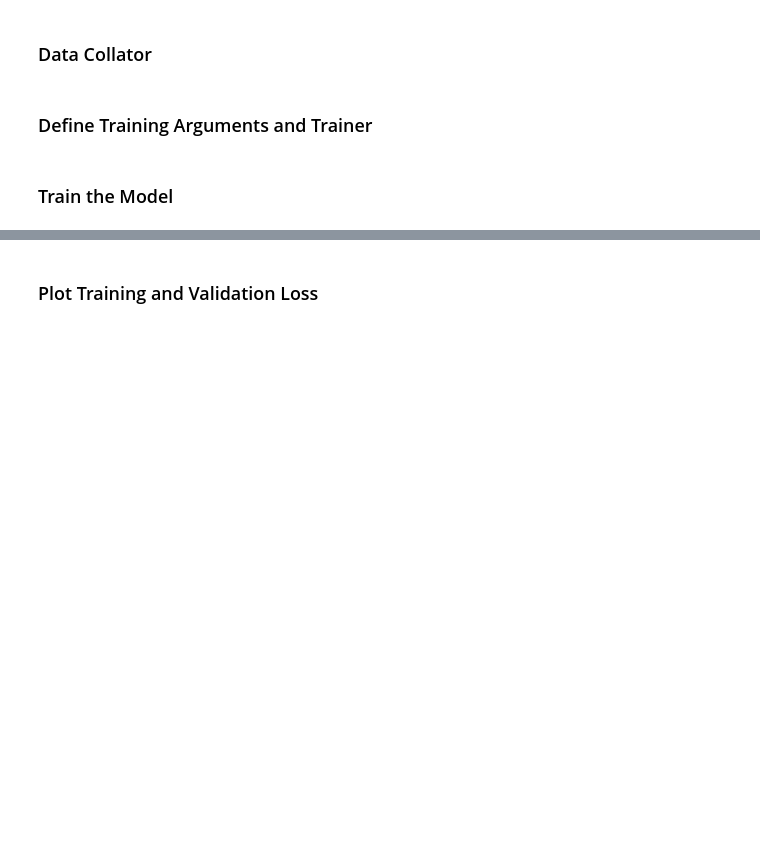
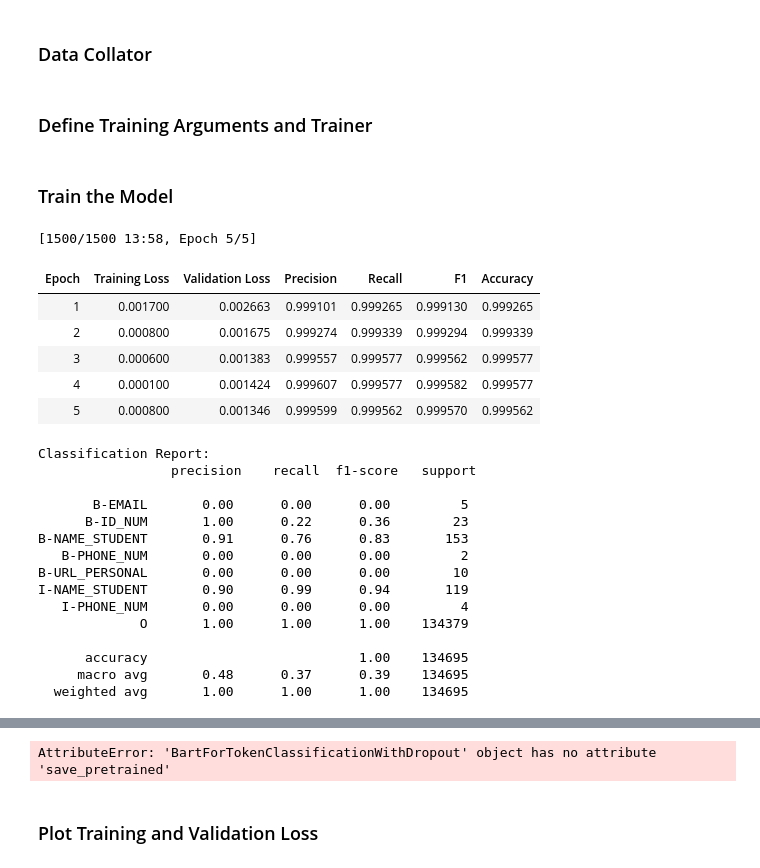
Before and after one commit to animesh-rai/PII-Detection-Using-state-of-the-art-model, a Jupyter notebook: pii_detection_using_facebook_bart.ipynb, the cells around one changed output, grey strips where cells are left out. Cells and saved outputs as stored; diff of their text form; code cells hidden in the pictures; blank space fills up the shorter version.

```diff
--- a/pii_detection_using_facebook_bart.ipynb
+++ b/pii_detection_using_facebook_bart.ipynb
@@ -765,3 +1040,41 @@ model.to(device)  # Move to GPU/CPU
+# %%
+
+from sklearn.metrics import accuracy_score, precision_recall_fscore_support, classification_report
+
+def compute_metrics(p):
+    predictions, labels = p
+    predictions = predictions.argmax(axis=2)
+
+    # Flatten predictions and labels to calculate metrics
+    true_labels = [
+        [id2label[label] for label in doc if label != -100] for doc in labels
+    ]
+    true_predictions = [
+        [id2label[pred] for pred, label in zip(doc, labels[i]) if label != -100]
+        for i, doc in enumerate(predictions)
+    ]
+
+    true_labels_flat = [item for sublist in true_labels for item in sublist]
+    true_predictions_flat = [item for sublist in true_predictions for item in sublist]
+
+    # Calculate metrics
+    precision, recall, f1, _ = precision_recall_fscore_support(
+        true_labels_flat, true_predictions_flat, average="weighted"
+    )
+    accuracy = accuracy_score(true_labels_flat, true_predictions_flat)  # Calculate accuracy
+
+    # Print classification report for debugging purposes
+    report = classification_report(
+        true_labels_flat, true_predictions_flat, zero_division=0
+    )
+    print("Classification Report:\n", report)
+
+    return {
+        "precision": precision,
+        "recall": recall,
+        "f1": f1,
+        "accuracy": accuracy,  # Explicitly include accuracy
+    }
 # %% [markdown]
 ### Data Collator
 # %%
@@ -778,7 +1120,7 @@ from transformers import TrainingArguments, Trainer, EarlyStoppingCallback
 training_args = TrainingArguments(
     output_dir='./results_bart',
     evaluation_strategy="epoch",
-    save_strategy="epoch",
+    save_strategy="no",
     load_best_model_at_end=True,
     metric_for_best_model="loss",
     greater_is_better=False,
@@ -816,0 +1156,28 @@ trainer.train()
+# %%
+trainer.train()
+save_directory = "./bart_ner_model"
+model.save_pretrained(save_directory)
+tokenizer.save_pretrained(save_directory)
+# %% [output]
+[1500/1500 13:58, Epoch 5/5]
+| Epoch | Training Loss | Validation Loss | Precision | Recall | F1 | Accuracy |
+| 1 | 0.001700 | 0.002663 | 0.999101 | 0.999265 | 0.999130 | 0.999265 |
+| 2 | 0.000800 | 0.001675 | 0.999274 | 0.999339 | 0.999294 | 0.999339 |
+| 3 | 0.000600 | 0.001383 | 0.999557 | 0.999577 | 0.999562 | 0.999577 |
+| 4 | 0.000100 | 0.001424 | 0.999607 | 0.999577 | 0.999582 | 0.999577 |
+| 5 | 0.000800 | 0.001346 | 0.999599 | 0.999562 | 0.999570 | 0.999562 |
+Classification Report:
+                 precision    recall  f1-score   support
+
+       B-EMAIL       0.00      0.00      0.00         5
+      B-ID_NUM       1.00      0.22      0.36        23
+B-NAME_STUDENT       0.91      0.76      0.83       153
+   B-PHONE_NUM       0.00      0.00      0.00         2
+B-URL_PERSONAL       0.00      0.00      0.00        10
+I-NAME_STUDENT       0.90      0.99      0.94       119
+   I-PHONE_NUM       0.00      0.00      0.00         4
+             O       1.00      1.00      1.00    134379
+
+      accuracy                           1.00    134695
+     macro avg       0.48      0.37      0.39    134695
+  weighted avg       1.00      1.00      1.00    134695
@@ -817,3 +1245,4 @@ trainer.train()
+AttributeError: 'BartForTokenClassificationWithDropout' object has no attribute 'save_pretrained'
 # %% [markdown]
 ### Plot Training and Validation Loss
 # %%
```
Also changed, not shown: parts of 22 cells of this notebook.
